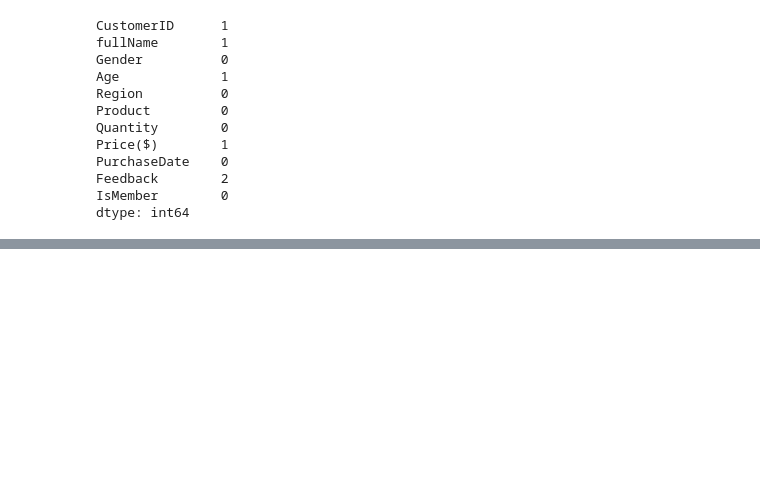
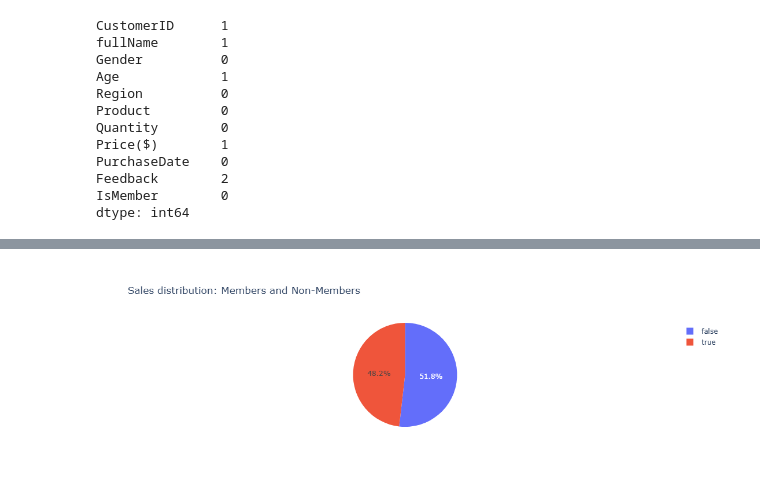
Before and after one commit to Faithfulagb/data-science, a Jupyter notebook: sales_performance.ipynb, the cells around one changed output, grey strips where cells are left out. Saved outputs shown, nothing was run; the diff lists cells and outputs as text; code cells hidden in the pictures; blank space fills up the shorter version.

```diff
--- a/sales_performance.ipynb
+++ b/sales_performance.ipynb
@@ -314,0 +445,14 @@ sales
+# %%
+member_sales = merge_df.groupby('is_member')['total_sales'].sum().reset_index()
+is_member
+
+fig = px.pie(
+    member_sales,
+    names='is_member',
+    values='total_sales',
+    title='Sales distribution: Members and Non-Members',
+)
+
+fig.show()
+# %% [output]
+[figure, added]
```
Also changed, not shown: parts of 11 cells of this notebook.
